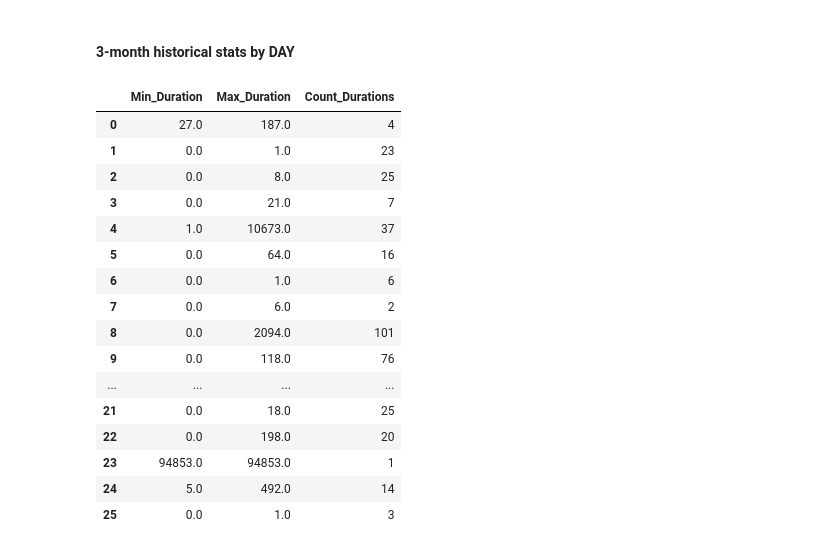
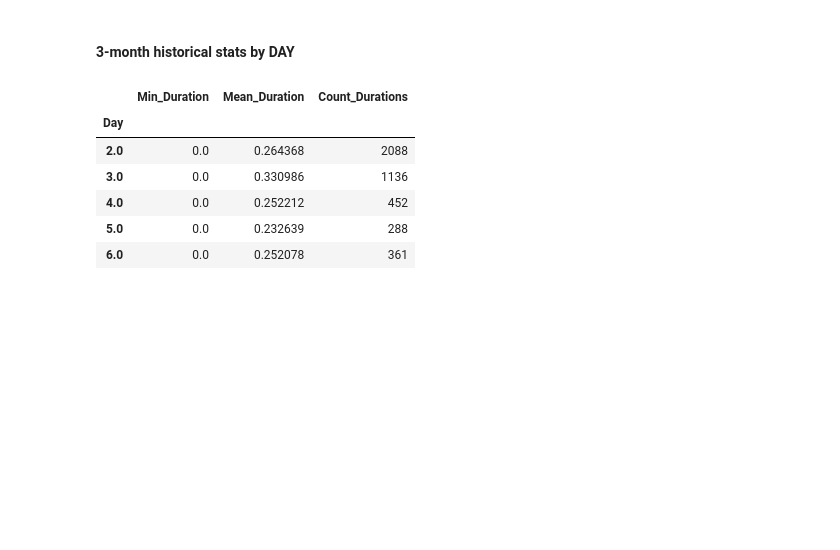
Before and after one commit to leilanihagen/interject-datacell-request-time-data-exploration, a Jupyter notebook: datacell_request_time.ipynb, the cells around one changed output. Saved outputs shown, nothing was run; the diff lists cells and outputs as text; code cells hidden in the pictures; blank space fills up the shorter version.

```diff
--- a/datacell_request_time.ipynb
+++ b/datacell_request_time.ipynb
@@ -567,8 +567,8 @@ request_outliers_wk.head()
 Consider eliminating months that we don't need in sql...
 # %%
 # Definitons:
-start_month = 3
-end_month = 6
+start_month = 1
+end_month = 3
 year = 2015
 # %% [markdown]
 Select only the months and year specified
@@ -783,26 +773,17 @@ ax.legend(('Mean', 'Load'), borderpad=1, labelspacing=2, fontsize=18)
 # %%
 day_aggs = history_3_mon.groupby('Day', as_index=True).agg(
     Min_Duration=pd.NamedAgg(column='Duration', aggfunc='min'),
-    Max_Duration=pd.NamedAgg(column='Duration', aggfunc='max'),
-#     Mean_Duration=pd.NamedAgg(column='Duration', aggfunc=np.mean),
+#     Max_Duration=pd.NamedAgg(column='Duration', aggfunc='max'),
+    Mean_Duration=pd.NamedAgg(column='Duration', aggfunc=np.mean),
     Count_Durations=pd.NamedAgg(column='Duration', aggfunc='count')
 )
-day_aggs
+# day_aggs
+day_aggs.head()
 # %% [output]
-|  | Min_Duration | Max_Duration | Count_Durations |
-| 0 | 27.0 | 187.0 | 4 |
-| 1 | 0.0 | 1.0 | 23 |
-| 2 | 0.0 | 8.0 | 25 |
-| 3 | 0.0 | 21.0 | 7 |
-| 4 | 1.0 | 10673.0 | 37 |
-| 5 | 0.0 | 64.0 | 16 |
-| 6 | 0.0 | 1.0 | 6 |
-| 7 | 0.0 | 6.0 | 2 |
-| 8 | 0.0 | 2094.0 | 101 |
-| 9 | 0.0 | 118.0 | 76 |
-| ... | ... | ... | ... |
-| 21 | 0.0 | 18.0 | 25 |
-| 22 | 0.0 | 198.0 | 20 |
-| 23 | 94853.0 | 94853.0 | 1 |
-| 24 | 5.0 | 492.0 | 14 |
-| 25 | 0.0 | 1.0 | 3 |
+|  | Min_Duration | Mean_Duration | Count_Durations |
+| Day |  |  |  |
+| 2.0 | 0.0 | 0.264368 | 2088 |
+| 3.0 | 0.0 | 0.330986 | 1136 |
+| 4.0 | 0.0 | 0.252212 | 452 |
+| 5.0 | 0.0 | 0.232639 | 288 |
+| 6.0 | 0.0 | 0.252078 | 361 |
```
Also changed, not shown: parts of 22 cells of this notebook.
